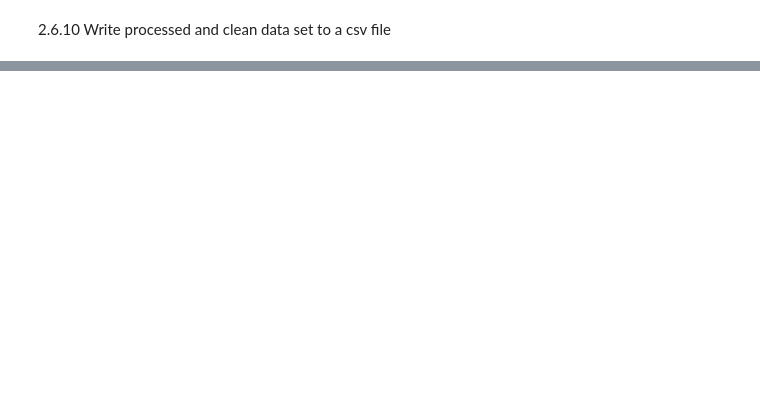
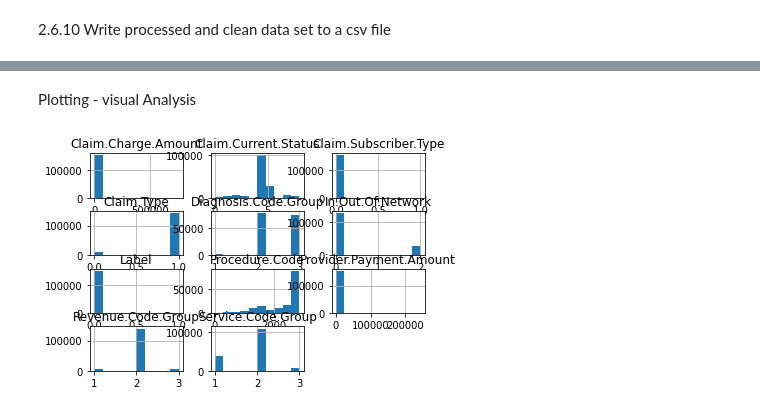
Before and after one commit to aimlbits16/Group_16, a Jupyter notebook: Capstone_Project.ipynb, the cells around one changed output, grey strips where cells are left out. Drawn from its saved outputs; the diff is of its cells as text; code cells hidden in the pictures; blank space fills up the shorter version.

```diff
--- a/Capstone_Project.ipynb
+++ b/Capstone_Project.ipynb
@@ -381,5 +528,5 @@ Name: Denial.Reason.Code, dtype: int64
 # %% [markdown]
 2.6.8	       Drop all useless columns – not required for Machine learning
 # %%
-Useless_columns = ['Srlno', 'Revenue.Code', 'Service.Code', 'Diagnosis.Code']
-df_data.drop(Useless_columns, axis = 1, inplace=True)
+columns_tobe_dropped = ['Srlno', 'Revenue.Code', 'Service.Code', 'Diagnosis.Code']
+df_data.drop(columns_tobe_dropped, axis = 1, inplace=True)
@@ -385,0 +535,6 @@ df_data.drop(Useless_columns, axis = 1, inplace=True)
+# %%
+print(df_data.shape)
+df_data.drop(df_data[df_data['Claim.Number'].isnull()].index, axis = 0, inplace=True)
+print(df_data.shape)
+
+print(df_data.dtypes)
@@ -385,0 +561,7 @@ df_data.drop(Useless_columns, axis = 1, inplace=True)
+# %%
+more_columns_tobe_deleted = ['Claim.Number', 'Claim.Line.Number', 'Member.ID', 'Provider.ID',
+                             'Denial.Reason.Code', 'Subscriber.Payment.Amount','Network.ID', 'Agreement.ID']
+
+df_data.drop(more_columns_tobe_deleted, axis = 1, inplace=True)
+print(df_data.shape)
+print(df_data.dtypes)
@@ -386,8 +582,5 @@ df_data.drop(Useless_columns, axis = 1, inplace=True)
 # %%
 # rearrange columns - so label will be in the last column
-df_data = df_data[['Claim.Number', 'Claim.Line.Number', 'Member.ID', 'Provider.ID',
-       'Place.Of.Service.Code', 'Procedure.Code', 'Claim.Charge.Amount',
-       'Denial.Reason.Code', 'In.Out.Of.Network', 'Subscriber.Payment.Amount',
+df_data = df_data[['Procedure.Code', 'Claim.Charge.Amount', 'In.Out.Of.Network',
        'Provider.Payment.Amount', 'Claim.Type', 'Claim.Subscriber.Type',
-       'Claim.Current.Status', 'Network.ID', 'Agreement.ID',
-       'Revenue.Code.Group', 'Service.Code.Group', 'Diagnosis.Code.Group', 'Label',]]
+       'Claim.Current.Status', 'Revenue.Code.Group', 'Service.Code.Group', 'Diagnosis.Code.Group', 'Label',]]
@@ -426 +634,8 @@ memory usage: 52.6+ MB
 df_data.to_csv(OutFolder+"/CleanData.csv",index=False)
+# %% [markdown]
+Plotting - visual Analysis
+# %%
+df_data.hist()
+plt.show()
+# %% [output]
+[figure, added]
```
Also changed, not shown: parts of 86 cells of this notebook.
